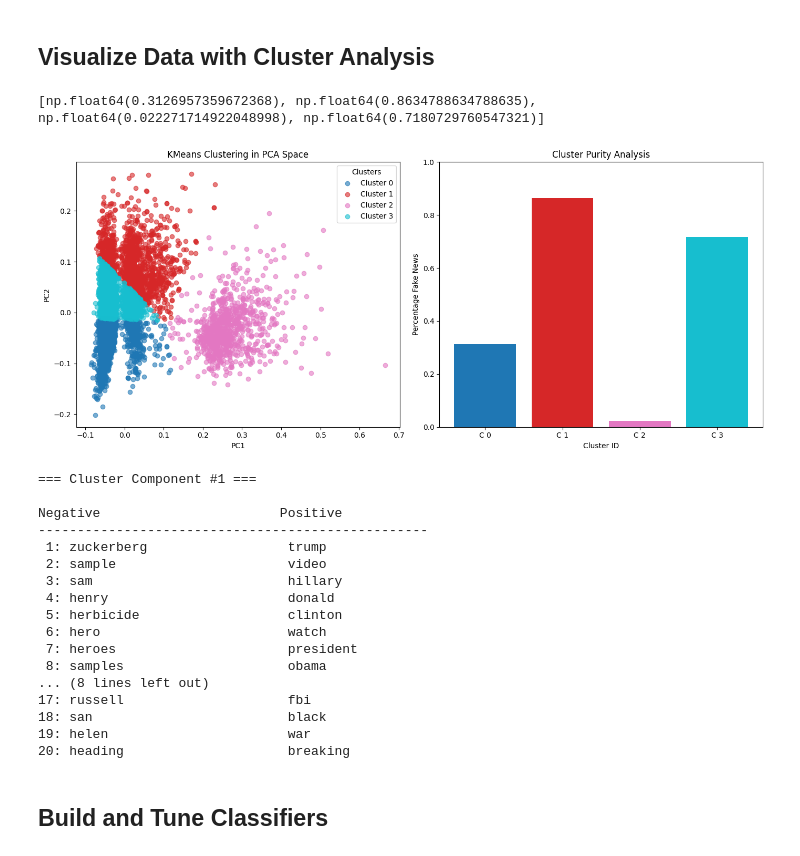
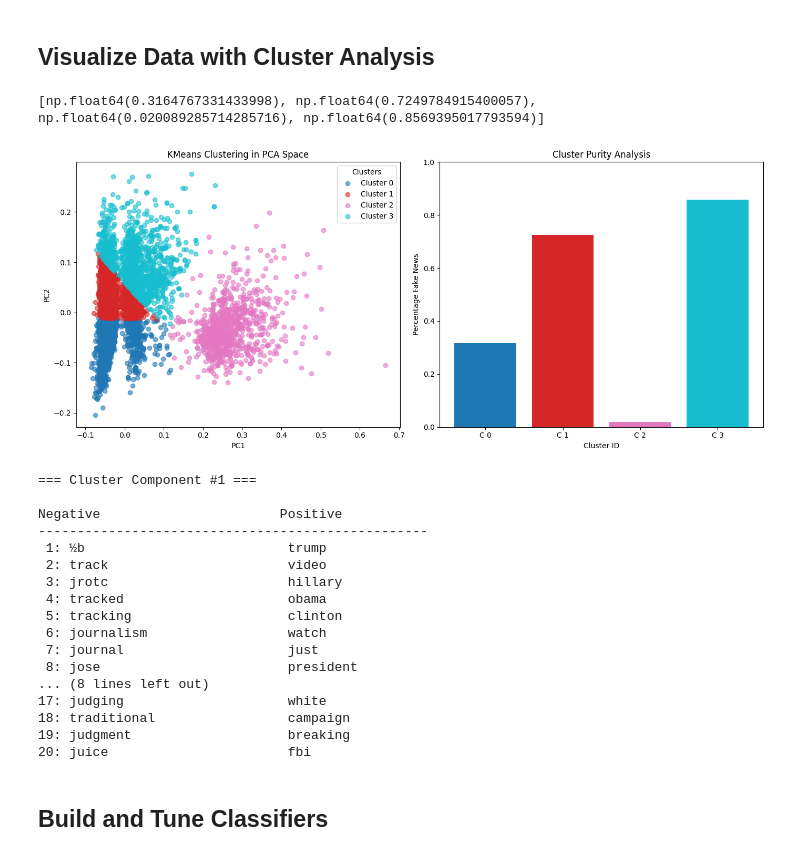
Before and after one commit to link1226/CAP4770-Project, a Jupyter notebook: notebooks/JoesNotebook.ipynb, the cells around one changed output. Cells and saved outputs as stored; diff of their text form; code cells hidden in the pictures.

```diff
--- a/notebooks/JoesNotebook.ipynb
+++ b/notebooks/JoesNotebook.ipynb
@@ -35,6 +35,7 @@ tfidf_vectorizer = TfidfVectorizer()
 
 # Dim Reduction
 pca = PCA(n_components=2)
+pca_50 = PCA(n_components=50)
 
 # Clustering
 num_clusters = 4
@@ -181,18 +182,13 @@ plt.show()
 [figure]
 # %%
 # Visualize Data with PCA (With Count)
-
-# Get Data Sample
-sample = df.sample(n=10000, random_state=42)
-
-titles_sample = sample['title'].tolist()
-labels_sample = sample['label'].tolist()
 
 # Vectorize
 x_sample = tfidf_vectorizer.fit_transform(titles_sample).toarray()
 
 # Reduce
 x_pca = pca.fit_transform(x_sample)
+x_pca_50 = pca_50.fit_transform(x_sample)
 
 # Plot
 colors = [ "blue" if label=='0' else "red" for label in labels_sample ]
@@ -295,6 +291,7 @@ cmap = plt.get_cmap("tab10", num_clusters)
 
 # Run KMeans clustering
 cluster_labels = kmeans.fit_predict(x_pca)
+cluster_labels_50 = kmeans.fit_predict(x_pca_50)
 
 # Calculate fake news percentage in each cluster
 counts = []
@@ -318,35 +315,35 @@ for cluster_id in np.unique(cluster_labels):
         x_pca[mask, 1],
         label=f"Cluster {cluster_id}",
         color=cmap(cluster_id),
         alpha=0.6
     )
 
 ax.set_xlabel("PC1")
 ax.set_ylabel("PC2")
 ax.set_title("KMeans Clustering in PCA Space")
 ax.legend(title="Clusters")
 
 # Bar chart in second subplot
 ax = axes[1]
 
 bars = ax.bar(
     range(len(counts)),
     counts,
     color=[cmap(i) for i in range(len(counts))]
 )
 
 ax.set_xlabel("Cluster ID")
 ax.set_ylabel("Percentage Fake News")
 ax.set_title("Cluster Purity Analysis")
 ax.set_xticks(range(len(counts)))
 ax.set_xticklabels([f"C {i}" for i in range(len(counts))])
 ax.set_ylim(0, 1)
 
 plt.tight_layout()
 plt.show()
 # %% [output]
-[np.float64(0.3126957359672368), np.float64(0.8634788634788635), np.float64(0.022271714922048998), np.float64(0.7180729760547321)]
+[np.float64(0.3164767331433998), np.float64(0.7249784915400057), np.float64(0.020089285714285716), np.float64(0.8569395017793594)]
-[figure, old version]
+[figure, new version]
 # %%
 cluster_num = 1
 # %%
@@ -374,19 +371,19 @@ print_lists_side_by_side(top_words_p,top_words_n,cluster_num, "Cluster")
 
 Negative                       Positive
 --------------------------------------------------
- 1: zuckerberg                  trump
- 2: sample                      video
- 3: sam                         hillary
- 4: henry                       donald
- 5: herbicide                   clinton
- 6: hero                        watch
- 7: heroes                      president
- 8: samples                     obama
+ 1: ½b                          trump
+ 2: track                       video
+ 3: jrotc                       hillary
+ 4: tracked                     obama
+ 5: tracking                    clinton
+ 6: journalism                  watch
+ 7: journal                     just
+ 8: jose                        president
 ... (8 lines left out)
-17: russell                     fbi
-18: san                         black
-19: helen                       war
-20: heading                     breaking
+17: judging                     white
+18: traditional                 campaign
+19: judgment                    breaking
+20: juice                       fbi
 # %% [markdown]
 ## Build and Tune Classifiers
 # %% [markdown]
```
Also changed, not shown: parts of 8 cells of this notebook.
